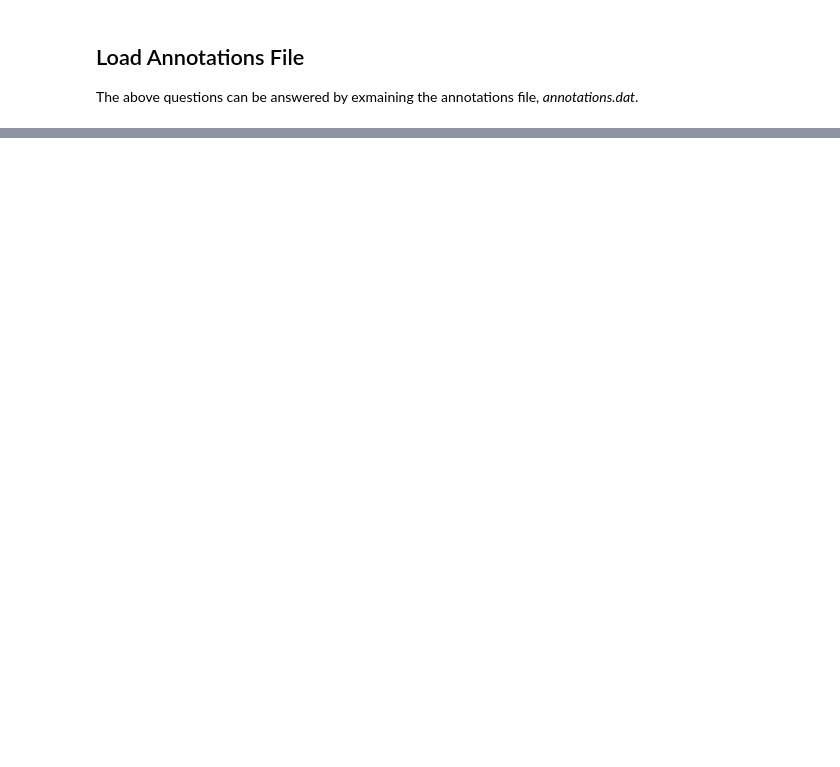
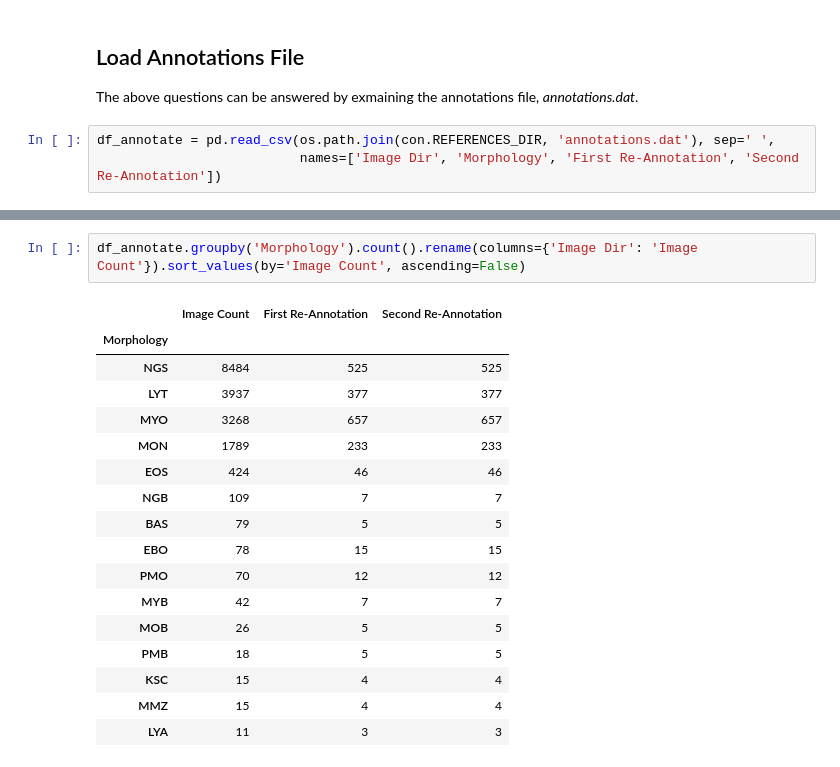
Before and after one commit to dmclark53/Springboard, a Jupyter notebook: Capstone-Project-Three/notebooks/1.0-dc-data-wrangling.ipynb, the cells around one changed output, grey strips where cells are left out. Cells and saved outputs as stored; diff of their text form; blank space fills up the shorter version.

```diff
--- a/Capstone-Project-Three/notebooks/1.0-dc-data-wrangling.ipynb
+++ b/Capstone-Project-Three/notebooks/1.0-dc-data-wrangling.ipynb
@@ -23,3 +32,6 @@ import seaborn as sns
 # %% [markdown]
 ## Load Annotations File
 The above questions can be answered by exmaining the annotations file, _annotations.dat_.
+# %%
+df_annotate = pd.read_csv(os.path.join(con.REFERENCES_DIR, 'annotations.dat'), sep=' ',
+                          names=['Image Dir', 'Morphology', 'First Re-Annotation', 'Second Re-Annotation'])
@@ -25,0 +54,20 @@ The above questions can be answered by exmaining the annotations file, _annotati
+# %%
+df_annotate.groupby('Morphology').count().rename(columns={'Image Dir': 'Image Count'}).sort_values(by='Image Count', ascending=False)
+# %% [output]
+|  | Image Count | First Re-Annotation | Second Re-Annotation |
+| Morphology |  |  |  |
+| NGS | 8484 | 525 | 525 |
+| LYT | 3937 | 377 | 377 |
+| MYO | 3268 | 657 | 657 |
+| MON | 1789 | 233 | 233 |
+| EOS | 424 | 46 | 46 |
+| NGB | 109 | 7 | 7 |
+| BAS | 79 | 5 | 5 |
+| EBO | 78 | 15 | 15 |
+| PMO | 70 | 12 | 12 |
+| MYB | 42 | 7 | 7 |
+| MOB | 26 | 5 | 5 |
+| PMB | 18 | 5 | 5 |
+| KSC | 15 | 4 | 4 |
+| MMZ | 15 | 4 | 4 |
+| LYA | 11 | 3 | 3 |
```
Also changed, not shown: parts of 28 cells of this notebook, 1 other file.
